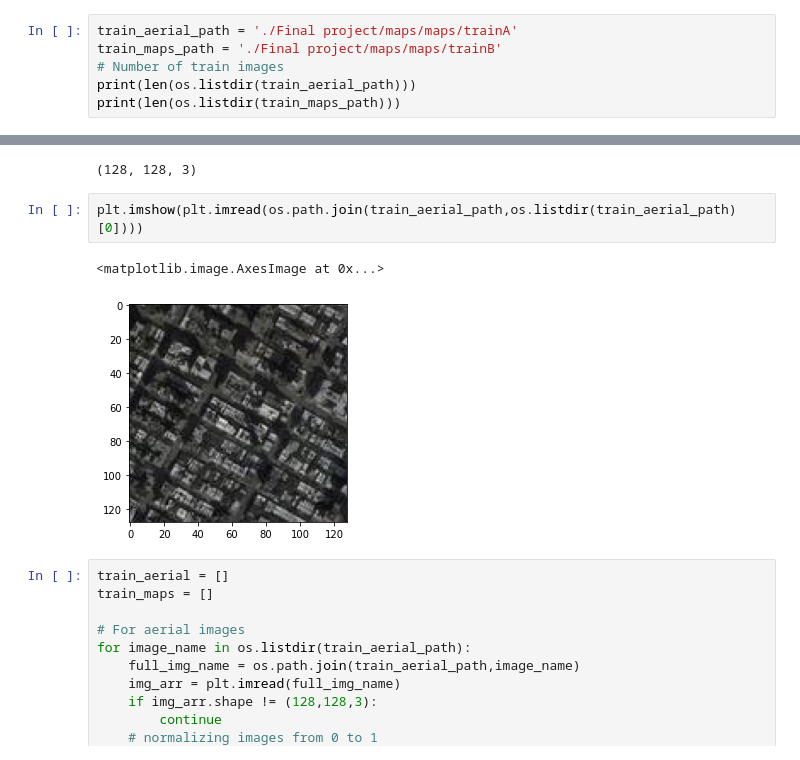
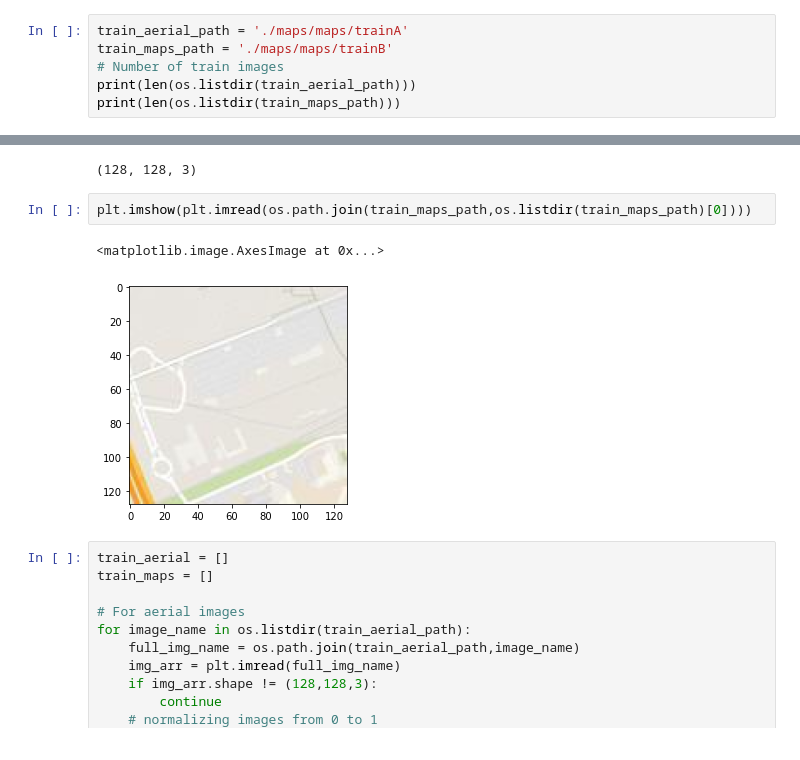
Before and after one commit to Astrojigs/Aerial-images-to-maps, a Jupyter notebook: Thesis CycleGAN.ipynb, the cells around one changed output, grey strips where cells are left out. Cells and saved outputs as stored; diff of their text form.

```diff
--- a/Thesis CycleGAN.ipynb
+++ b/Thesis CycleGAN.ipynb
@@ -86,8 +89,8 @@ The data is taken from https://www.kaggle.com/datasets/suyashdamle/cyclegan
 # %%
 import os
 # %%
-train_aerial_path = './Final project/maps/maps/trainA'
-train_maps_path = './Final project/maps/maps/trainB'
+train_aerial_path = './maps/maps/trainA'
+train_maps_path = './maps/maps/trainB'
 # Number of train images
 print(len(os.listdir(train_aerial_path)))
 print(len(os.listdir(train_maps_path)))
@@ -133,10 +136,10 @@ plt.imread(os.path.join(train_aerial_path,os.listdir(train_aerial_path)[0])).sha
 # %% [output]
 (128, 128, 3)
 # %%
-plt.imshow(plt.imread(os.path.join(train_aerial_path,os.listdir(train_aerial_path)[0])))
+plt.imshow(plt.imread(os.path.join(train_maps_path,os.listdir(train_maps_path)[0])))
 # %% [output]
 <matplotlib.image.AxesImage at 0x...>
-[figure, old version]
+[figure, new version]
 # %%
 train_aerial = []
 train_maps = []
```
Also changed, not shown: parts of 21 cells of this notebook.
